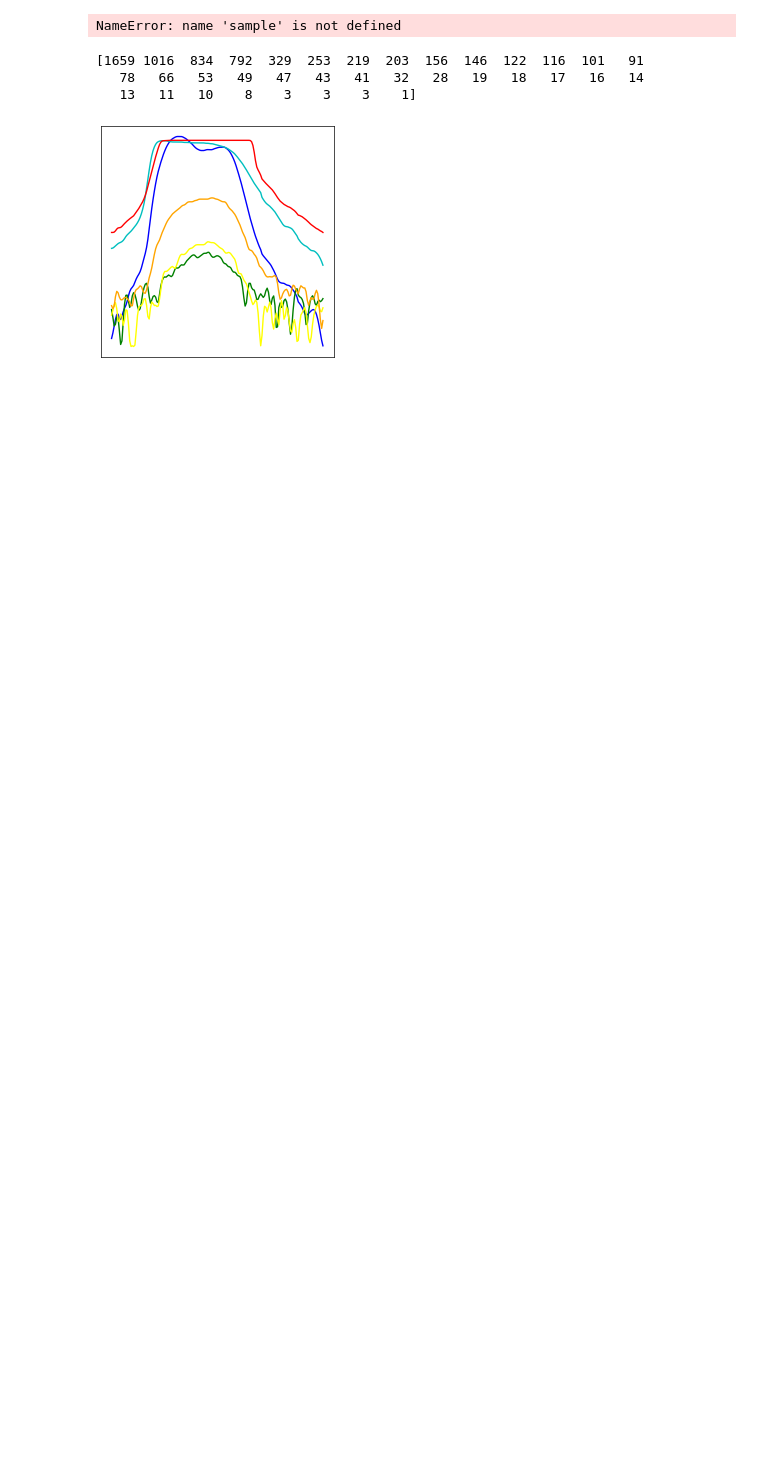
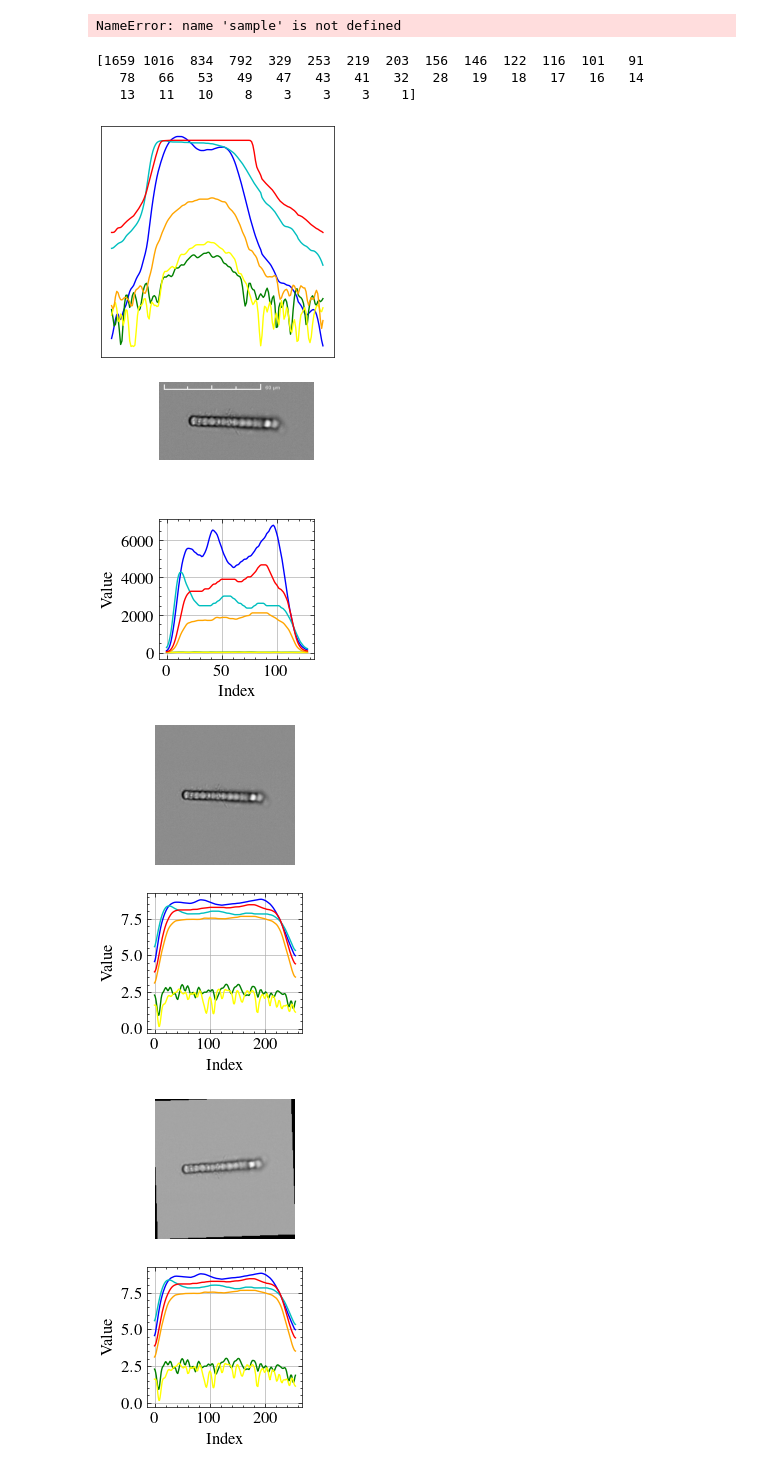
Before and after one commit to imveikka/multimodal_plankton_recognition, a Jupyter notebook: data_analysis.ipynb, the cells around one changed output. Saved outputs shown, nothing was run; the diff lists cells and outputs as text; code cells hidden in the pictures; blank space fills up the shorter version.

```diff
--- a/data_analysis.ipynb
+++ b/data_analysis.ipynb
@@ -198,3 +251,53 @@ for _, sample in annotations[annotations.iloc[:, -2:].T.all()].sample().iterrows
         plt.show()
 # %% [output]
 [figure]
+# %%
+from src import data
+import cv2
+import torch
+
+sample = annotations.iloc[243]
+
+image = cv2.imread(image_dir / f'{sample.ID}.jpg', cv2.IMREAD_GRAYSCALE)
+profile = np.loadtxt(profile_dir / f'{sample.ID}.csv', delimiter=',', skiprows=1)
+profile = torch.tensor(profile)
+
+img_tr = data.ImageTransforms()
+prf_tr = data.ProfileTransform(max_len=256)
+pair_tr = data.PairAugmentation()
+
+_, (ax1, ax2) = plt.subplots(2, 1, figsize=(2, 4))
+ax1.imshow(image, cmap='gray')
+ax1.set_axis_off()
+for feature, color in zip(profile.T, ['b', 'c', 'g', 'yellow', 'orange', 'r']):
+    ax2.plot(feature, color=color)
+ax2.set_xlabel('Index')
+ax2.set_ylabel('Value')
+plt.grid()
+plt.savefig(f'figures/augment_{sample.ID}_orig.pdf')
+
+_, (ax1, ax2) = plt.subplots(2, 1, figsize=(2, 4))
+ax1.imshow(img_tr(image)[0], cmap='gray')
+ax1.set_axis_off()
+for feature, color in zip(prf_tr(profile).T, ['b', 'c', 'g', 'yellow', 'orange', 'r']):
+    ax2.plot(feature, color=color)
+ax2.set_xlabel('Index')
+ax2.set_ylabel('Value')
+plt.grid()
+plt.savefig(f'figures/augment_{sample.ID}_proc.pdf')
+
+for i in range(3):
+    _, (ax1, ax2) = plt.subplots(2, 1, figsize=(2, 4))
+    foo, bar = pair_tr(img_tr(image), prf_tr(profile))
+    ax1.imshow(foo[0], cmap='gray')
+    ax1.set_axis_off()
+    for feature, color in zip(bar.T, ['b', 'c', 'g', 'yellow', 'orange', 'r']):
+        ax2.plot(feature, color=color)
+    ax2.set_xlabel('Index')
+    ax2.set_ylabel('Value')
+    plt.grid()
+    plt.savefig(f'figures/augment_{sample.ID}_{i}.pdf')
+# %% [output]
+[figure, added]
+[figure, added]
+[figure, added]
```
Also changed, not shown: parts of 13 cells of this notebook, 3 other files.
